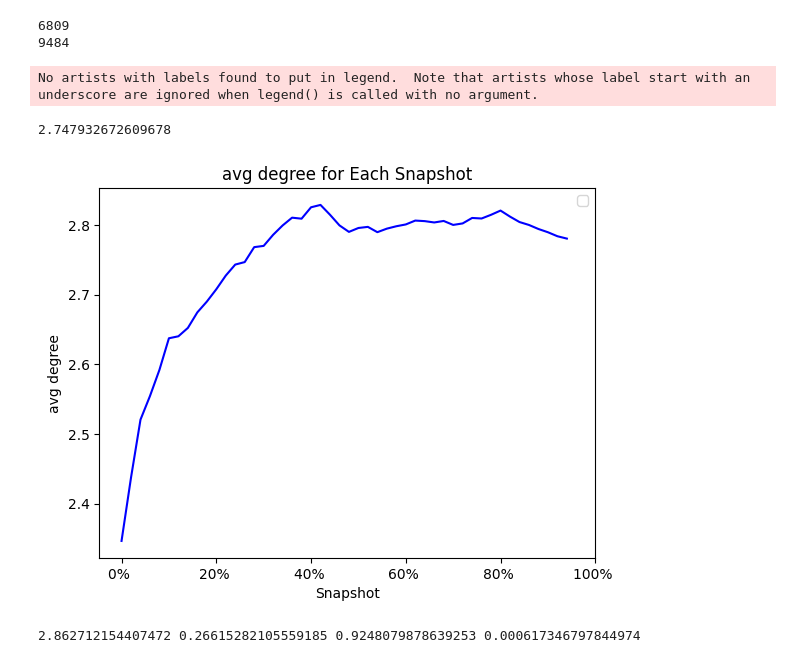
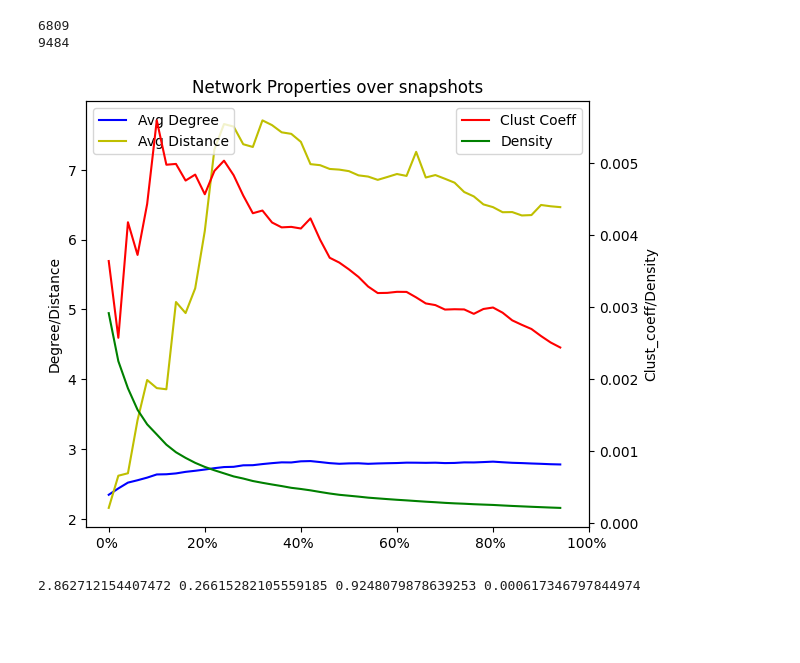
Before and after one commit to JaviAnton/tempo-network-anonymity, a Jupyter notebook: igraphver.ipynb, the cells around one changed output. Cells and saved outputs as stored; diff of their text form; code cells hidden in the pictures; blank space fills up the shorter version.

```diff
--- a/igraphver.ipynb
+++ b/igraphver.ipynb
@@ -257,29 +273,31 @@ def plot_uniquecentrality(count, top, mid, last, start):
     plt.show()
 
 
-def plot_uniqueproperty(count, percent, avg_degree, top_closeness):
+def plot_uniqueproperty(avg_degree, clus_coeff, density, avg_dist):
     fig, ax1 = plt.subplots()
     #ax1.set_xlable('Snapshot at Timestamp')
-    ax1.set_ylabel('Percentage of unique nodes')
-    ax1.plot(percent, linestyle='-', color='b', label='Full Snapshot')
-    ax1.plot(top_closeness, linestyle='-', color='y', label='Top 10% Closeness')
+    ax1.set_ylabel('Degree/Distance')
+    ax1.plot(avg_degree, linestyle='-', color='b', label='Avg Degree')
+    ax1.plot(avg_dist, linestyle='-', color='y', label='Avg Distance')
     # ax1.tick_params(axis='y')
-    plt.legend()
 
     ax2 = ax1.twinx()
-    ax2.set_ylabel('Average Degree/Distance')
+    ax2.set_ylabel('Clust_coeff/Density')
 
-    ax2.plot(avg_degree, linestyle='-', color='r', label='Average Degree')
-    #ax2.plot(avg_dist, linestyle='-', color='g', label='Average Distance')
+    ax2.plot(clus_coeff, linestyle='-', color='r', label='Clust Coeff')
+    ax2.plot(density, linestyle='-', color='g', label='Density')
     # plt.plot(density, linestyle='-', color='purple', label='Density')
     # ax2.tick_params(axis='y')
 
     fig.tight_layout()
-    plt.title('Unique Node Percentage for Each Snapshot with (n, m) size of 1')
+    plt.title('Network Properties over snapshots')
     plt.xlabel('Network Develop with timestamps')
     plt.xticks(range(0, 51, 10), [f'{i}% ' for i in range(0, 101, 20)])
     # plt.xticks(range(len(unique_percentage)), range(len(unique_percentage)))
-    plt.legend()
+
+    ax1.legend(loc='upper left')
+    ax2.legend(loc='upper right')
+
     plt.show()
 # %%
 def plot_data(count, nodes_num, precision, recall):
@@ -338,17 +354,6 @@ stack1 = snapshots_uniqueness_betweenness_stack(edges)
-# %%
-stack1 = snapshots_uniqueness_betweenness_stack(edges)
-print(np.mean(stack1))
-plt.plot(stack1, linestyle='-', color='b')
-#plt.plot(unique_percentage, linestyle='-', color='r')
-plt.xlabel('Snapshot')
-plt.ylabel('avg degree')
-plt.xticks(range(0, 51, 10), [f'{i}% ' for i in range(0, 101, 20)])
-plt.title('avg degree for Each Snapshot')
-#plt.xticks(range(len(unique_percentage)), range(len(unique_percentage)))
-plt.legend()
-plt.show()
-# %% [output]
-No artists with labels found to put in legend.  Note that artists whose label start with an underscore are ignored when legend() is called with no argument.
-2.747932672609678
-[figure, removed]
+# %%
+plot_uniqueproperty(avg_degree, clus_coeff, density, avg_dist)
+plot_data(count, nodes_num, precision, recall)
+# %% [output]
+[figure, added]
 # %%
```
Also changed, not shown: parts of 23 cells of this notebook.
